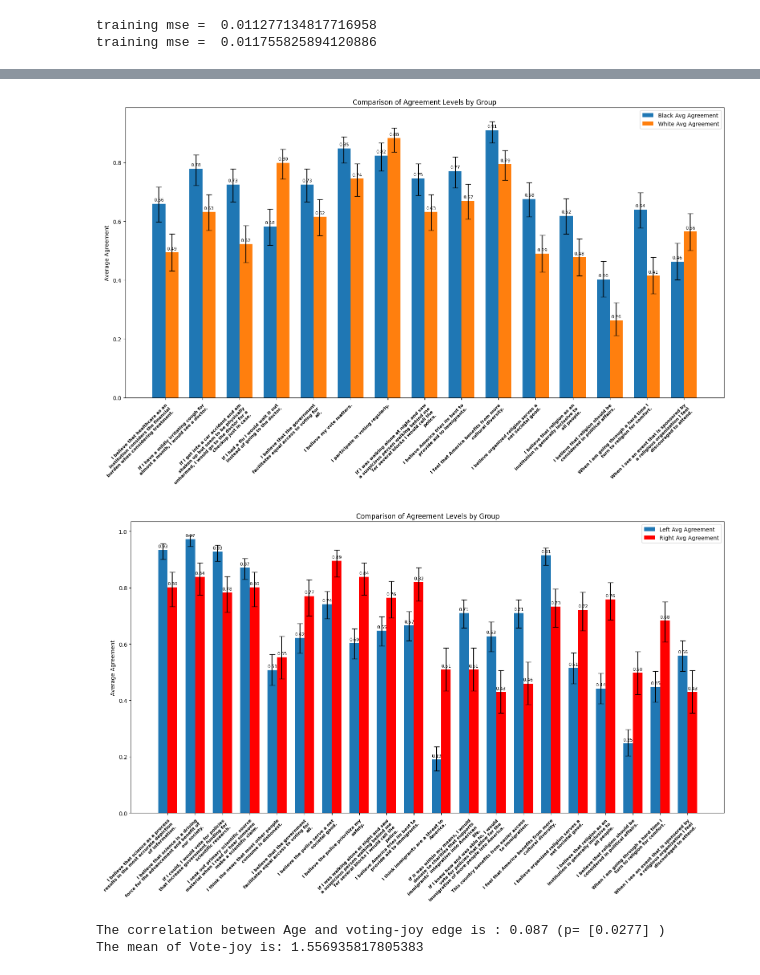
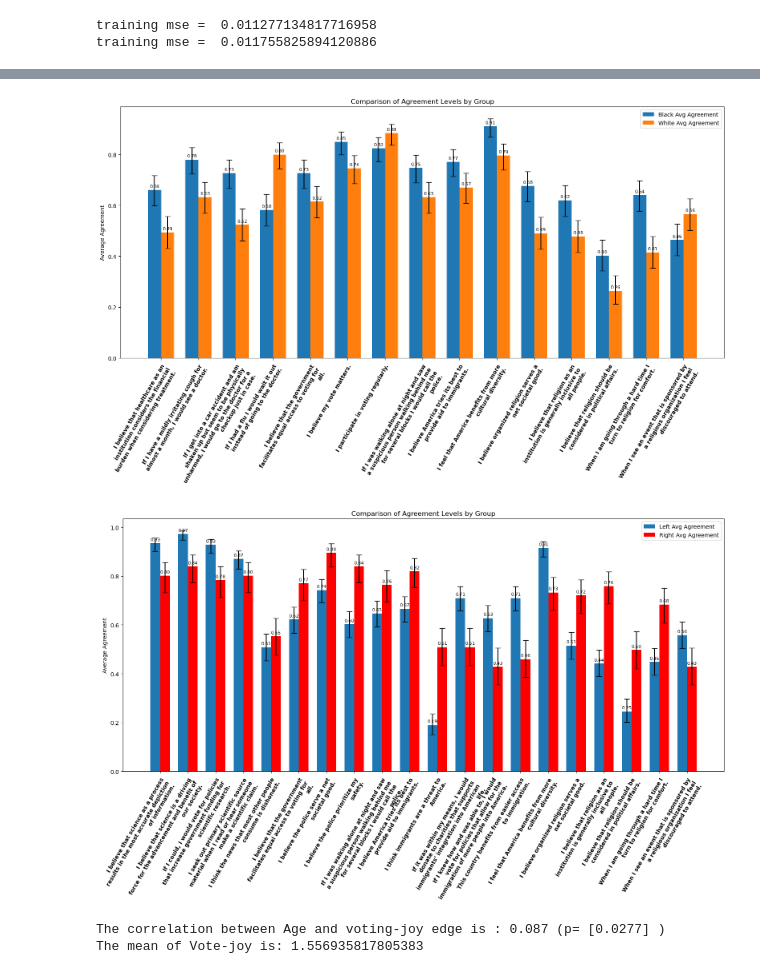
Before and after one commit to RobJavVar/SG_GeometryBasedBeliefsAndDecisions, a Jupyter notebook: notebooks/GeoBasedDecisions_AnalysisPipeline.ipynb, the cells around one changed output, grey strips where cells are left out. Cells and saved outputs as stored; diff of their text form; code cells hidden in the pictures.

```diff
--- a/notebooks/GeoBasedDecisions_AnalysisPipeline.ipynb
+++ b/notebooks/GeoBasedDecisions_AnalysisPipeline.ipynb
@@ -1709,9 +1552,9 @@ wrapped_labels = wrap_labels(data.index.tolist(), width=40)
 ax.set_xticks(x)
 ax.set_xticklabels(
     wrapped_labels,
-    rotation=45,
+    rotation=60,
     ha='right',
-    fontsize=8,
+    fontsize=10,
     fontweight='bold',
     rotation_mode='anchor'
 )
@@ -1786,42 +1629,42 @@ wrapped_labels = wrap_labels(data.index.tolist(), width=40)
 ax.set_xticks(x)
 ax.set_xticklabels(
     wrapped_labels,
-    rotation=45,
+    rotation=60,
     ha='right',
-    fontsize=8,
+    fontsize=10,
     fontweight='bold',
     rotation_mode='anchor'
 )
 
 # Shift tick labels slightly right using tick_params
 ax.tick_params(axis='x', pad=6)
 for label in ax.get_xticklabels():
     label.set_horizontalalignment('right')
     label.set_x(label.get_position()[0] + 0.05)
 
 # Labels and title
 ax.set_ylabel('Average Agreement')
 ax.set_title('Comparison of Agreement Levels by Group')
 ax.legend()
 
 # Annotate bars
 def annotate_bars(bars):
     for bar in bars:
         height = bar.get_height()
         ax.annotate(f'{height:.2f}',
                     xy=(bar.get_x() + bar.get_width() / 2, height),
                     xytext=(0, 3),
                     textcoords="offset points",
                     ha='center', va='bottom', fontsize=8)
 
 annotate_bars(bars1)
 annotate_bars(bars2)
 
 plt.tight_layout()
 plt.show()
 # %% [output]
-[figure, old version]
+[figure, new version]
-[figure, old version]
+[figure, new version]
 # %%
 # @title Compute correlation between Age and "voting-joy" edge
 
```
Also changed, not shown: parts of 11 cells of this notebook, 1 other file.
